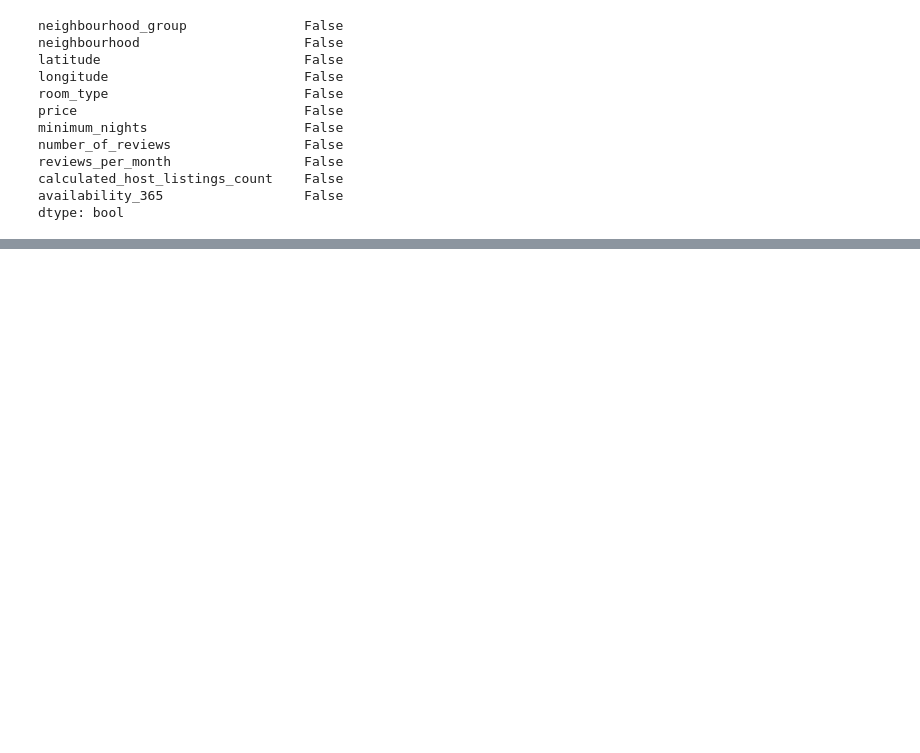
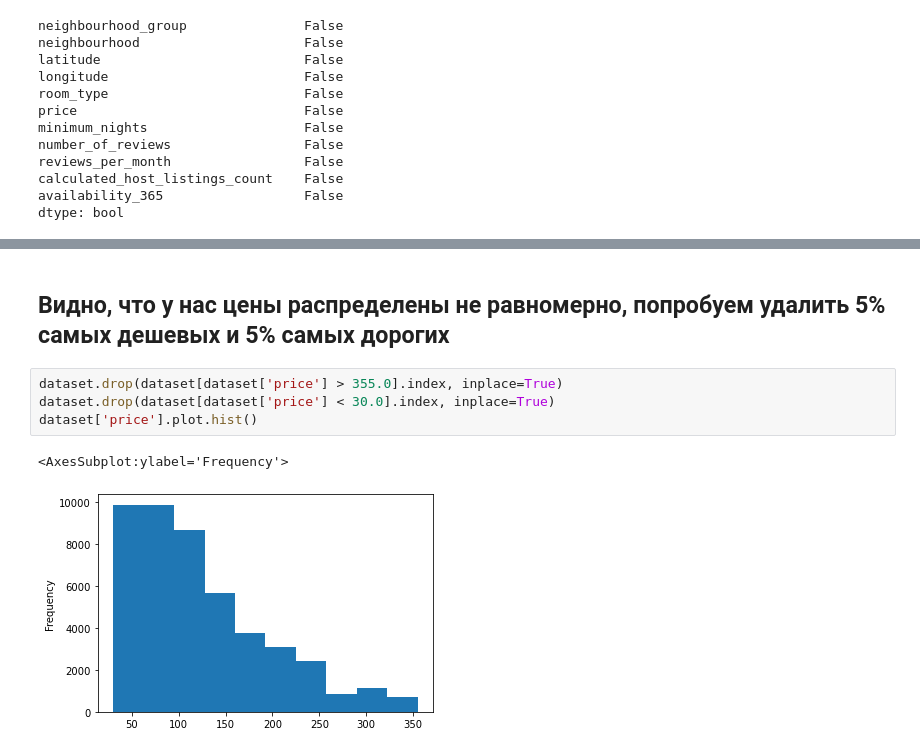
Before and after one commit to TefloniusMonk/intro, a Jupyter notebook: notebooks/air_bnb.ipynb, the cells around one changed output, grey strips where cells are left out. Cells and saved outputs as stored; diff of their text form; blank space fills up the shorter version.

```diff
--- a/notebooks/air_bnb.ipynb
+++ b/notebooks/air_bnb.ipynb
@@ -84,0 +96,9 @@ dtype: bool
+# %% [markdown]
+## Видно, что у нас цены распределены не равномерно, попробуем удалить 5% самых дешевых и 5% самых дорогих
+# %%
+dataset.drop(dataset[dataset['price'] > 355.0].index, inplace=True)
+dataset.drop(dataset[dataset['price'] < 30.0].index, inplace=True)
+dataset['price'].plot.hist()
+# %% [output]
+<AxesSubplot:ylabel='Frequency'>
+[figure, added]
```
Also changed, not shown: parts of 32 cells of this notebook.
